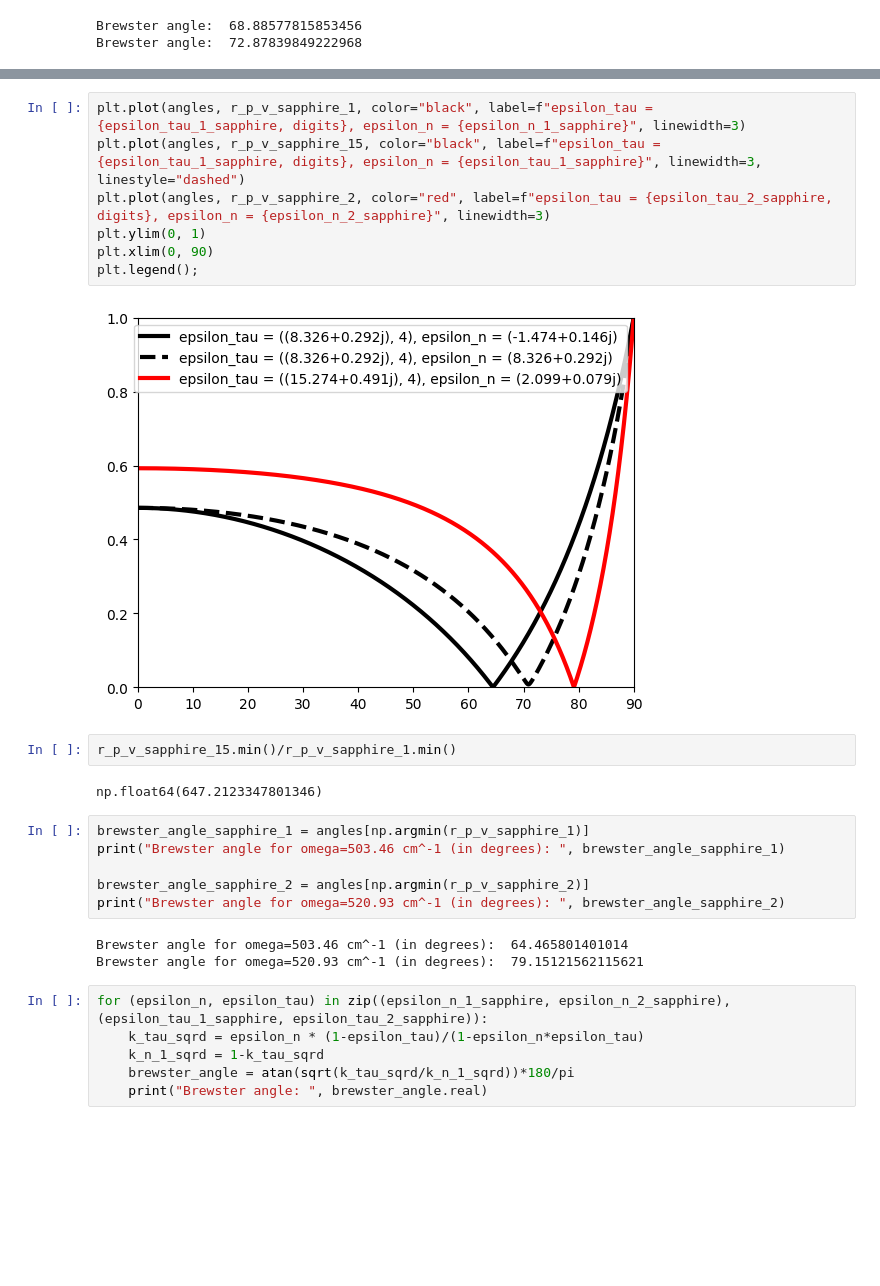
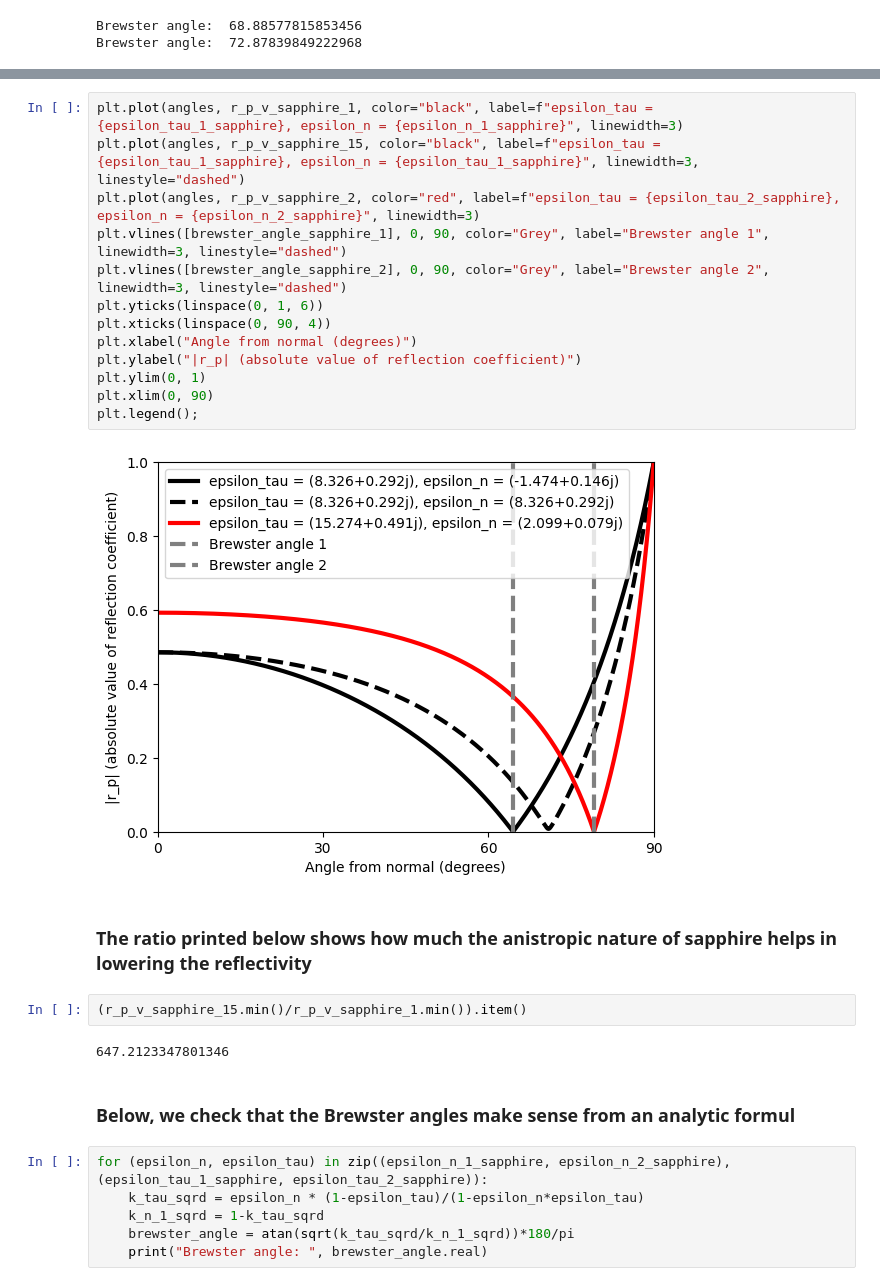
Before and after one commit to AliGhorashiCMT/Coherent-Perfect-Absorption, a Jupyter notebook: thin films/nonlocal_anistropic_brewster.ipynb, the cells around one changed output, grey strips where cells are left out. Drawn from its saved outputs; the diff is of its cells as text; blank space fills up the shorter version.

```diff
--- a/thin films/nonlocal_anistropic_brewster.ipynb
+++ b/thin films/nonlocal_anistropic_brewster.ipynb
@@ -232,25 +241,26 @@ r_p_v_sapphire_2 = r_p_anisotropic(epsilon_tau_2_sapphire, epsilon_n_2_sapphire,
 # %%
-plt.plot(angles, r_p_v_sapphire_1, color="black", label=f"epsilon_tau = {epsilon_tau_1_sapphire, digits}, epsilon_n = {epsilon_n_1_sapphire}", linewidth=3)
-plt.plot(angles, r_p_v_sapphire_15, color="black", label=f"epsilon_tau = {epsilon_tau_1_sapphire, digits}, epsilon_n = {epsilon_tau_1_sapphire}", linewidth=3, linestyle="dashed")
-plt.plot(angles, r_p_v_sapphire_2, color="red", label=f"epsilon_tau = {epsilon_tau_2_sapphire, digits}, epsilon_n = {epsilon_n_2_sapphire}", linewidth=3)
+plt.plot(angles, r_p_v_sapphire_1, color="black", label=f"epsilon_tau = {epsilon_tau_1_sapphire}, epsilon_n = {epsilon_n_1_sapphire}", linewidth=3)
+plt.plot(angles, r_p_v_sapphire_15, color="black", label=f"epsilon_tau = {epsilon_tau_1_sapphire}, epsilon_n = {epsilon_tau_1_sapphire}", linewidth=3, linestyle="dashed")
+plt.plot(angles, r_p_v_sapphire_2, color="red", label=f"epsilon_tau = {epsilon_tau_2_sapphire}, epsilon_n = {epsilon_n_2_sapphire}", linewidth=3)
+plt.vlines([brewster_angle_sapphire_1], 0, 90, color="Grey", label="Brewster angle 1", linewidth=3, linestyle="dashed")
+plt.vlines([brewster_angle_sapphire_2], 0, 90, color="Grey", label="Brewster angle 2", linewidth=3, linestyle="dashed")
+plt.yticks(linspace(0, 1, 6))
+plt.xticks(linspace(0, 90, 4))
+plt.xlabel("Angle from normal (degrees)")
+plt.ylabel("|r_p| (absolute value of reflection coefficient)")
 plt.ylim(0, 1)
 plt.xlim(0, 90)
 plt.legend();
 # %% [output]
-[figure, old version]
+[figure, new version]
+# %% [markdown]
+### The ratio printed below shows how much the anistropic nature of sapphire helps in lowering the reflectivity
 # %%
-r_p_v_sapphire_15.min()/r_p_v_sapphire_1.min()
+(r_p_v_sapphire_15.min()/r_p_v_sapphire_1.min()).item()
 # %% [output]
-np.float64(647.2123347801346)
+647.2123347801346
-# %%
-brewster_angle_sapphire_1 = angles[np.argmin(r_p_v_sapphire_1)]
-print("Brewster angle for omega=503.46 cm^-1 (in degrees): ", brewster_angle_sapphire_1)
-
-brewster_angle_sapphire_2 = angles[np.argmin(r_p_v_sapphire_2)]
-print("Brewster angle for omega=520.93 cm^-1 (in degrees): ", brewster_angle_sapphire_2)
-# %% [output]
-Brewster angle for omega=503.46 cm^-1 (in degrees):  64.465801401014
-Brewster angle for omega=520.93 cm^-1 (in degrees):  79.15121562115621
+# %% [markdown]
+### Below, we check that the Brewster angles make sense from an analytic formul
 # %%
 for (epsilon_n, epsilon_tau) in zip((epsilon_n_1_sapphire, epsilon_n_2_sapphire), (epsilon_tau_1_sapphire, epsilon_tau_2_sapphire)):
     k_tau_sqrd = epsilon_n * (1-epsilon_tau)/(1-epsilon_n*epsilon_tau)
```
Also changed, not shown: parts of 23 cells of this notebook.
